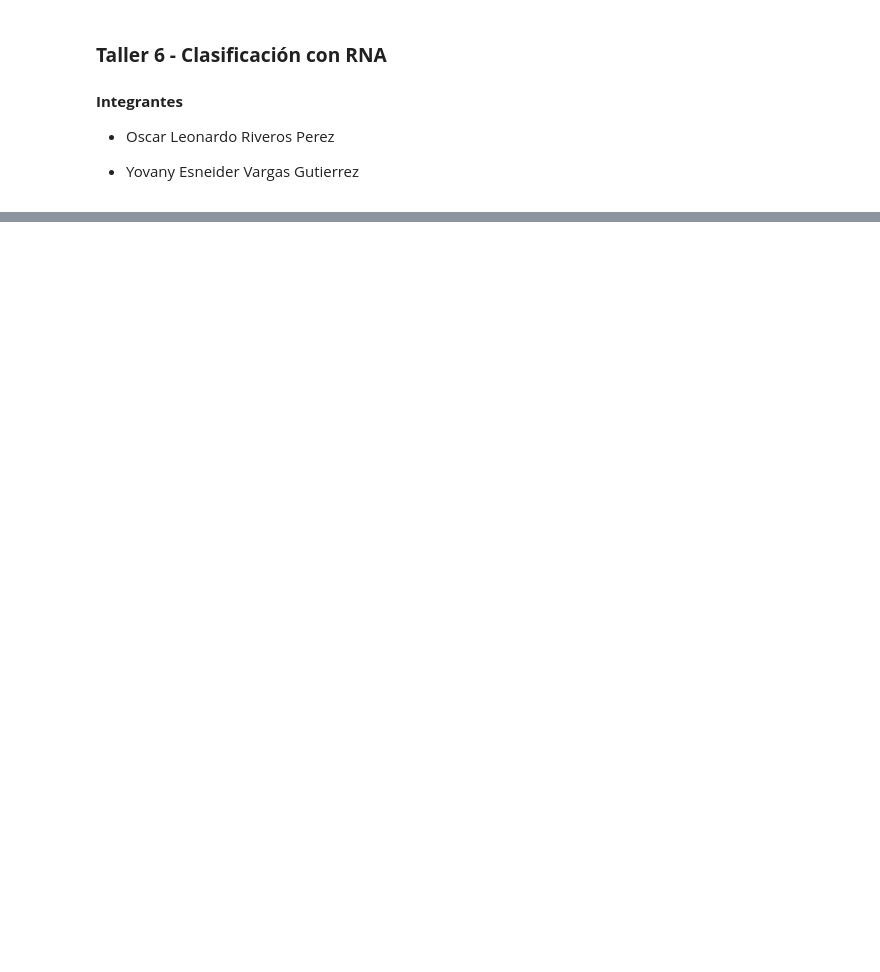
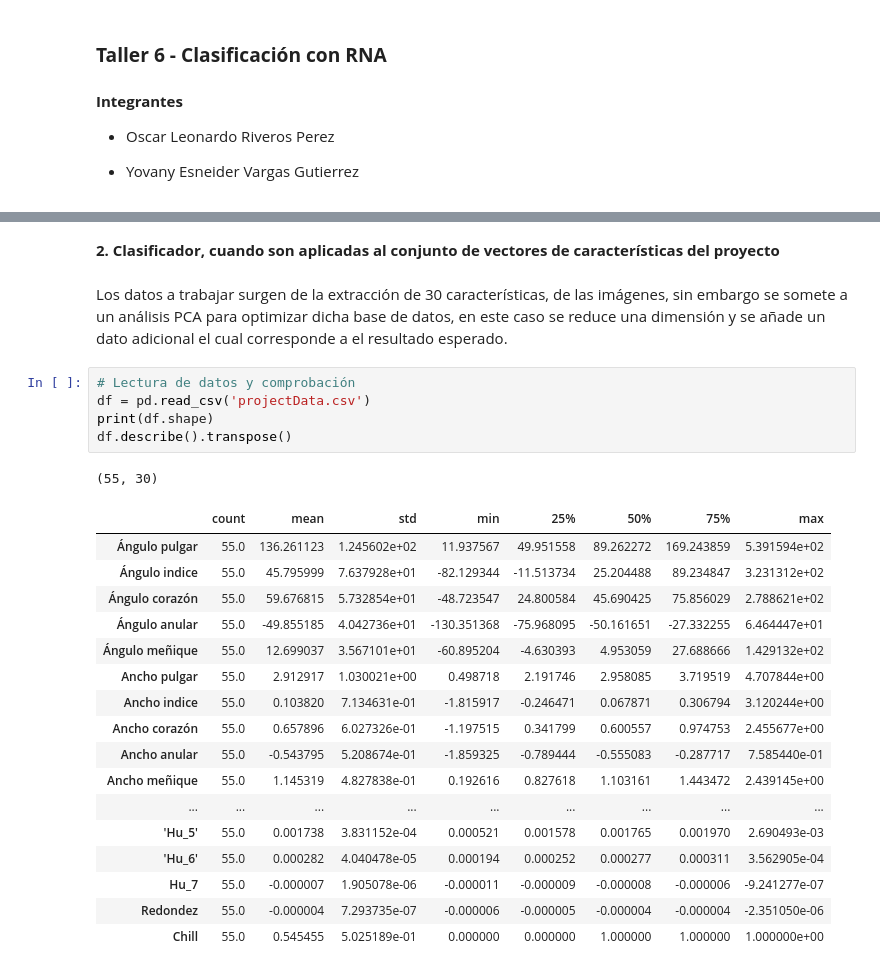
Before and after one commit to KouzouAkizuki/Tecnicas-de-IA---2024-I, a Jupyter notebook: Talleres/Taller 6/Taller 6.ipynb, the cells around one changed output, grey strips where cells are left out. Drawn from its saved outputs; the diff is of its cells as text; blank space fills up the shorter version.

```diff
--- a/Talleres/Taller 6/Taller 6.ipynb
+++ b/Talleres/Taller 6/Taller 6.ipynb
@@ -41,0 +113,28 @@ df.describe().transpose()
+# %% [markdown]
+**2. Clasificador, cuando son aplicadas al conjunto de vectores de características del proyecto**
+# %% [markdown]
+Los datos a trabajar surgen de la extracción de 30 características, de las imágenes, sin embargo se somete a un análisis PCA para optimizar dicha base de datos, en este caso se reduce una dimensión y se añade un dato adicional el cual corresponde a el resultado esperado.
+# %%
+# Lectura de datos y comprobación
+df = pd.read_csv('projectData.csv')
+print(df.shape)
+df.describe().transpose()
+# %% [output]
+(55, 30)
+|  | count | mean | std | min | 25% | 50% | 75% | max |
+| Ángulo pulgar | 55.0 | 136.261123 | 1.245602e+02 | 11.937567 | 49.951558 | 89.262272 | 169.243859 | 5.391594e+02 |
+| Ángulo indice | 55.0 | 45.795999 | 7.637928e+01 | -82.129344 | -11.513734 | 25.204488 | 89.234847 | 3.231312e+02 |
+| Ángulo corazón | 55.0 | 59.676815 | 5.732854e+01 | -48.723547 | 24.800584 | 45.690425 | 75.856029 | 2.788621e+02 |
+| Ángulo anular | 55.0 | -49.855185 | 4.042736e+01 | -130.351368 | -75.968095 | -50.161651 | -27.332255 | 6.464447e+01 |
+| Ángulo meñique | 55.0 | 12.699037 | 3.567101e+01 | -60.895204 | -4.630393 | 4.953059 | 27.688666 | 1.429132e+02 |
+| Ancho pulgar | 55.0 | 2.912917 | 1.030021e+00 | 0.498718 | 2.191746 | 2.958085 | 3.719519 | 4.707844e+00 |
+| Ancho indice | 55.0 | 0.103820 | 7.134631e-01 | -1.815917 | -0.246471 | 0.067871 | 0.306794 | 3.120244e+00 |
+| Ancho corazón | 55.0 | 0.657896 | 6.027326e-01 | -1.197515 | 0.341799 | 0.600557 | 0.974753 | 2.455677e+00 |
+| Ancho anular | 55.0 | -0.543795 | 5.208674e-01 | -1.859325 | -0.789444 | -0.555083 | -0.287717 | 7.585440e-01 |
+| Ancho meñique | 55.0 | 1.145319 | 4.827838e-01 | 0.192616 | 0.827618 | 1.103161 | 1.443472 | 2.439145e+00 |
+| ... | ... | ... | ... | ... | ... | ... | ... | ... |
+| 'Hu_5' | 55.0 | 0.001738 | 3.831152e-04 | 0.000521 | 0.001578 | 0.001765 | 0.001970 | 2.690493e-03 |
+| 'Hu_6' | 55.0 | 0.000282 | 4.040478e-05 | 0.000194 | 0.000252 | 0.000277 | 0.000311 | 3.562905e-04 |
+| Hu_7 | 55.0 | -0.000007 | 1.905078e-06 | -0.000011 | -0.000009 | -0.000008 | -0.000006 | -9.241277e-07 |
+| Redondez | 55.0 | -0.000004 | 7.293735e-07 | -0.000006 | -0.000005 | -0.000004 | -0.000004 | -2.351050e-06 |
+| Chill | 55.0 | 0.545455 | 5.025189e-01 | 0.000000 | 0.000000 | 1.000000 | 1.000000 | 1.000000e+00 |
```
Also changed, not shown: parts of 16 cells of this notebook, 27 other files.
